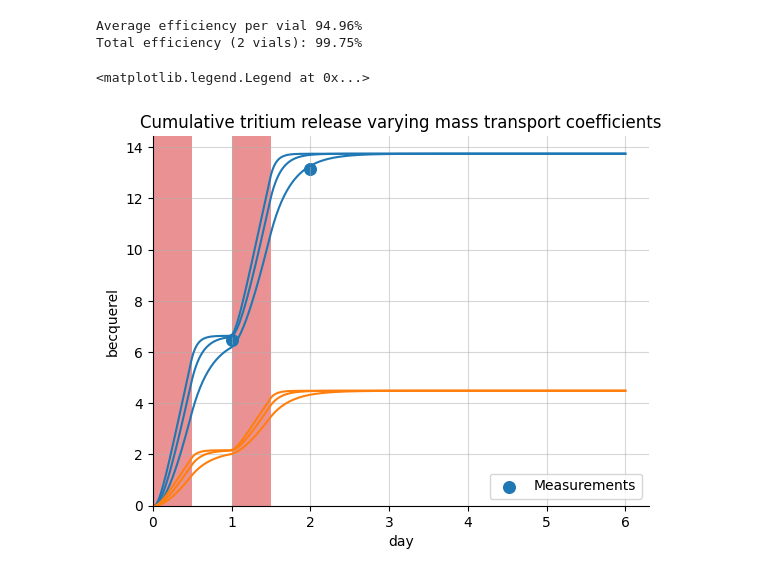
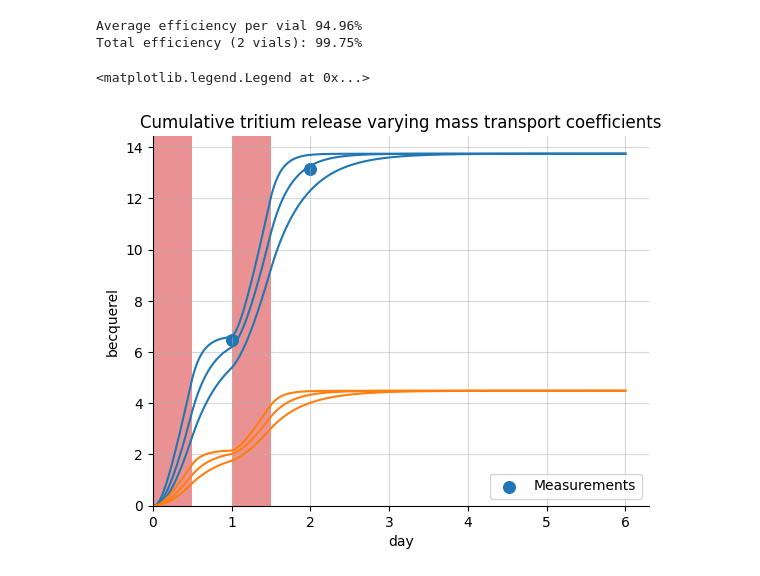
Before and after one commit to LIBRA-project/BABY-100-mL-runs, a Jupyter notebook: baby_run_3.ipynb, the cells around one changed output. Cells and saved outputs as stored; diff of their text form; code cells hidden in the pictures.

```diff
--- a/baby_run_3.ipynb
+++ b/baby_run_3.ipynb
@@ -121,8 +121,7 @@ def replace_water(sample_activity, time):
 COLLECTION_VOLUME = 10 * ureg.ml
 LSC_SAMPLE_VOLUME = 10 * ureg.ml
 
-
-def plot(top=True, walls=True, detection_limit=0.4 * ureg.Bq, irradiation=True, replace_vials=True, title=True, subtitle=True, linelabel=True):
+def plot_model(model, top=True, walls=True, detection_limit=0.4 * ureg.Bq, irradiation=True, replace_vials=True, title=True, subtitle=True, linelabel=True):
 
     plt.gca().xaxis.set_units(ureg.day)
     plt.gca().yaxis.set_units(ureg.Bq)
@@ -131,29 +130,34 @@ def plot(top=True, walls=True, detection_limit=0.4 * ureg.Bq, irradiation=True,
         plt.gcf().text(0.08, 0.97, "Sample activity", weight="bold", fontsize=15)
     if subtitle:
         subtitle_text = [
-            f"TBR = {baby_model.TBR.to(ureg.dimensionless):.2e~P}, FLiBe volume {baby_model.volume.to(ureg.ml):.0f~P}, neutron rate: {baby_model.neutron_rate:.2e~P}, irradiation time: {baby_model.exposure_time}",
+            f"TBR = {model.TBR.to(ureg.dimensionless):.2e~P}, FLiBe volume {model.volume.to(ureg.ml):.0f~P}, neutron rate: {model.neutron_rate:.2e~P}, irradiation time: {model.exposure_time}",
             f"collection volume: {COLLECTION_VOLUME:.0f~P}, sample volume: {LSC_SAMPLE_VOLUME:.0f~P}"
         ]
         plt.gcf().text(0.08, 0.9, s="\n".join(subtitle_text), fontsize=6.5)
 
+
     if top:
+        integrated_top = quantity_to_activity(model.integrated_release_top()).to(ureg.Bq)
         sample_activity_top = integrated_top / COLLECTION_VOLUME * LSC_SAMPLE_VOLUME
-        times = baby_model.times
+        times = model.times
         if replace_vials:
-            sample_activity_top, times = replace_water(sample_activity_top, baby_model.times)
+            sample_activity_top, times = replace_water(sample_activity_top, model.times)
         plt.plot(
             times.to(ureg.day),
             sample_activity_top,
+            color="tab:blue",
             label="Top",
         )
     if walls:
+        integrated_wall = quantity_to_activity(model.integrated_release_wall()).to(ureg.Bq)
         sample_activity_wall = integrated_wall / COLLECTION_VOLUME * LSC_SAMPLE_VOLUME
-        times = baby_model.times
+        times = model.times
         if replace_vials:
-            sample_activity_wall, times = replace_water(sample_activity_wall, baby_model.times)
+            sample_activity_wall, times = replace_water(sample_activity_wall, model.times)
         plt.plot(
             times.to(ureg.day),
             sample_activity_wall,
+            color="tab:orange",
             label="Walls",
         )
 
@@ -161,10 +165,10 @@ def plot(top=True, walls=True, detection_limit=0.4 * ureg.Bq, irradiation=True,
         plt.axhline(y=detection_limit, color="tab:grey", linestyle="dashed")
 
     if irradiation:
-        for day in range(baby_model.number_days.to(ureg.day).magnitude):
+        for day in range(model.number_days.to(ureg.day).magnitude):
             plt.axvspan(
                 0 * ureg.h + day * ureg.day,
-                baby_model.exposure_time + day * ureg.day,
+                model.exposure_time + day * ureg.day,
                 facecolor="tab:red",
                 alpha=0.5,
             )
@@ -280,31 +284,29 @@ print(f"Total efficiency ({nb_vials} vials): {total_eff:.2%}")
 Average efficiency per vial 94.96%
 Total efficiency (2 vials): 99.75%
 # %%
-for mass_transport_coeff_factor in [5, 10, 20]:
+for i, mass_transport_coeff_factor in enumerate([3, 5, 10]):
     new_baby_model = Model(
         radius=baby_radius,
         height=baby_height,
         TBR=baby_model.TBR,
     )
-
 
     new_baby_model.k_top *= mass_transport_coeff_factor
     new_baby_model.k_wall *= mass_transport_coeff_factor
 
     new_baby_model.number_days = baby_model.number_days
     new_baby_model.exposure_time = baby_model.exposure_time
     new_baby_model.neutron_rate = baby_model.neutron_rate
     new_baby_model.dt = baby_model.dt
     new_baby_model.run(6 * ureg.day)
-    integrated_top = quantity_to_activity(new_baby_model.integrated_release_top()).to(ureg.Bq)
-    integrated_wall = quantity_to_activity(new_baby_model.integrated_release_wall()).to(ureg.Bq)
-
-    plt.plot(time, integrated_top, label="Top", color="tab:blue")
-    plt.plot(time, integrated_wall, label="Wall", color="tab:orange")
-plot(walls=False, top=False, detection_limit=None, linelabel=False, title=False, subtitle=False)
+    if i == 0:
+        irradiation = True
+    else:
+        irradiation = False
+    plot_model(new_baby_model, detection_limit=None, linelabel=False, title=False, subtitle=False, replace_vials=False, irradiation=irradiation)
 plt.title("Cumulative tritium release varying mass transport coefficients")
 s = plt.scatter([1, 2]*ureg.day, [total_day1, total_day2], s=70, label="Measurements")
 plt.legend(handles=[s])
 # %% [output]
 <matplotlib.legend.Legend at 0x...>
-[figure, old version]
+[figure, new version]
```
Also changed, not shown: parts of 3 cells of this notebook.
